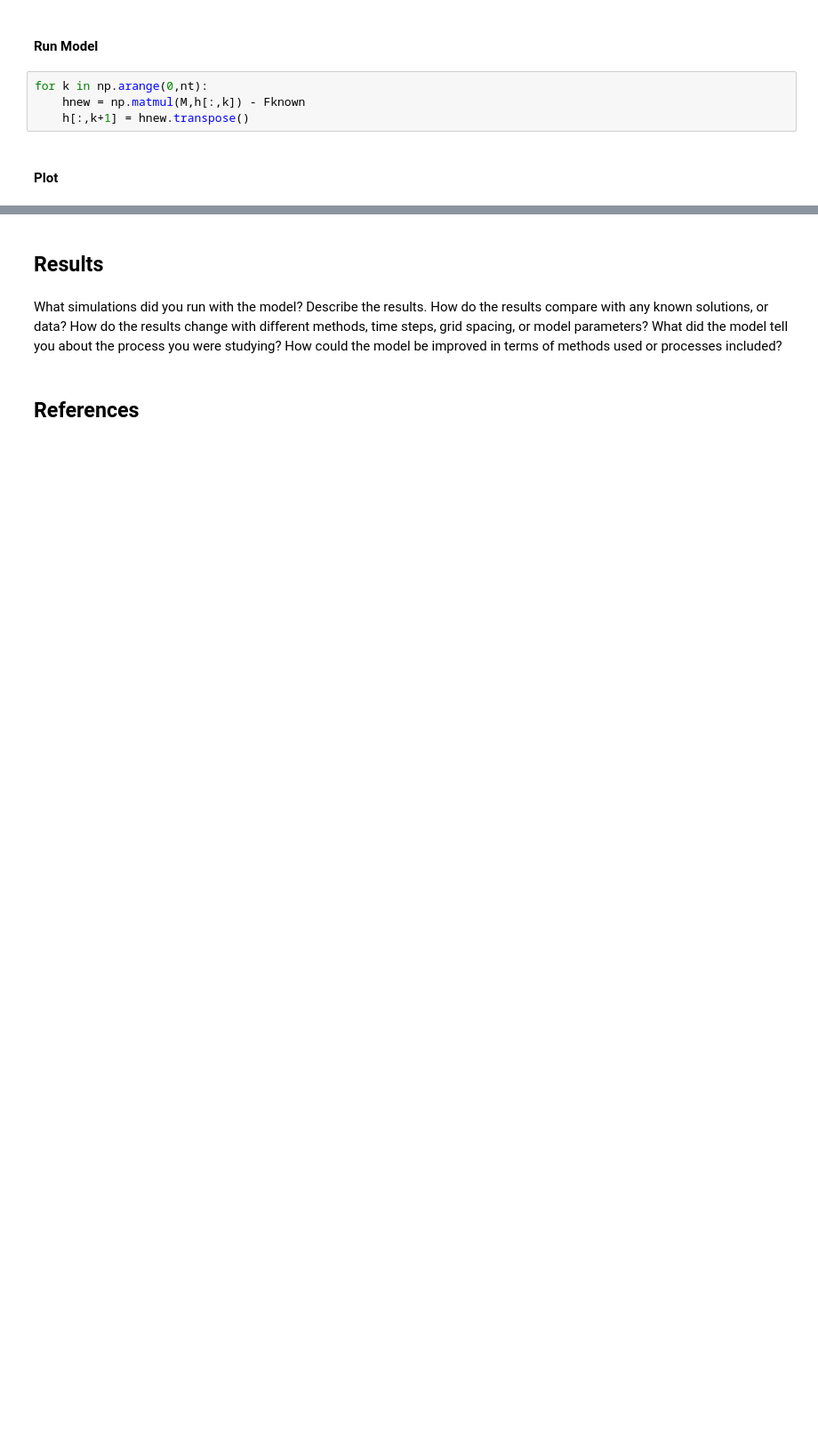
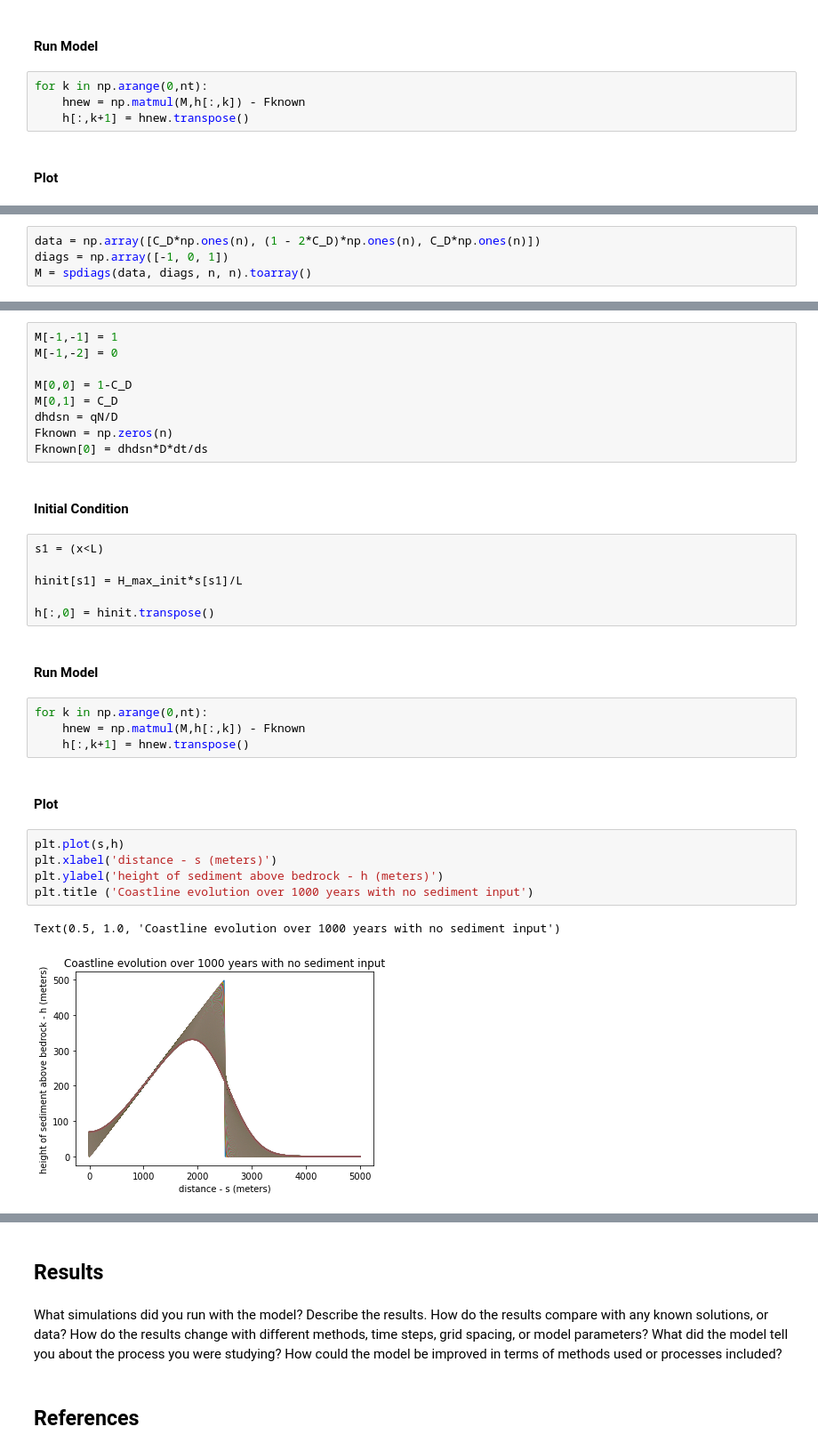
Before and after one commit to ccarl8/4610FinalProject, a Jupyter notebook: Final Project.ipynb, the cells around one changed output, grey strips where cells are left out. Shown at 89% size. Drawn from its saved outputs; the diff is of its cells as text; blank space fills up the shorter version.

```diff
--- a/Final Project.ipynb
+++ b/Final Project.ipynb
@@ -91,0 +111,4 @@ plt.plot(x,h)
+# %%
+data = np.array([C_D*np.ones(n), (1 - 2*C_D)*np.ones(n), C_D*np.ones(n)])
+diags = np.array([-1, 0, 1])
+M = spdiags(data, diags, n, n).toarray()
@@ -91,0 +117,33 @@ plt.plot(x,h)
+# %%
+M[-1,-1] = 1
+M[-1,-2] = 0
+
+M[0,0] = 1-C_D
+M[0,1] = C_D
+dhdsn = qN/D
+Fknown = np.zeros(n)
+Fknown[0] = dhdsn*D*dt/ds
+# %% [markdown]
+#### Initial Condition
+# %%
+s1 = (x<L)
+
+hinit[s1] = H_max_init*s[s1]/L
+
+h[:,0] = hinit.transpose()
+# %% [markdown]
+#### Run Model
+# %%
+for k in np.arange(0,nt):
+    hnew = np.matmul(M,h[:,k]) - Fknown
+    h[:,k+1] = hnew.transpose()
+# %% [markdown]
+#### Plot
+# %%
+plt.plot(s,h)
+plt.xlabel('distance - s (meters)')
+plt.ylabel('height of sediment above bedrock - h (meters)')
+plt.title ('Coastline evolution over 1000 years with no sediment input')
+# %% [output]
+Text(0.5, 1.0, 'Coastline evolution over 1000 years with no sediment input')
+[figure, added]
```
Also changed, not shown: parts of 43 cells of this notebook.
